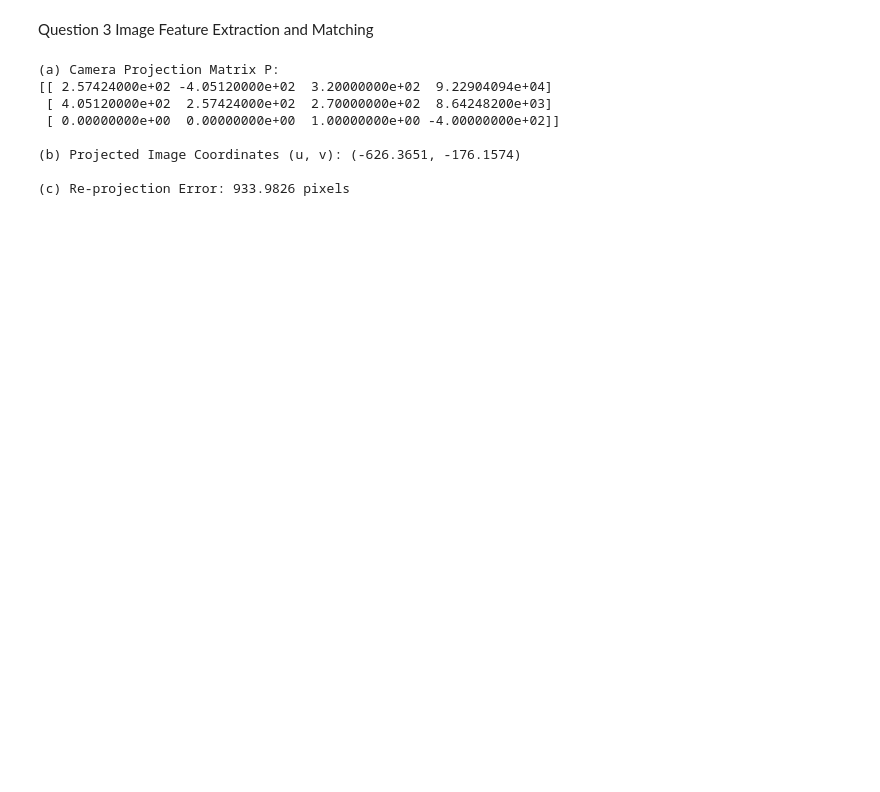
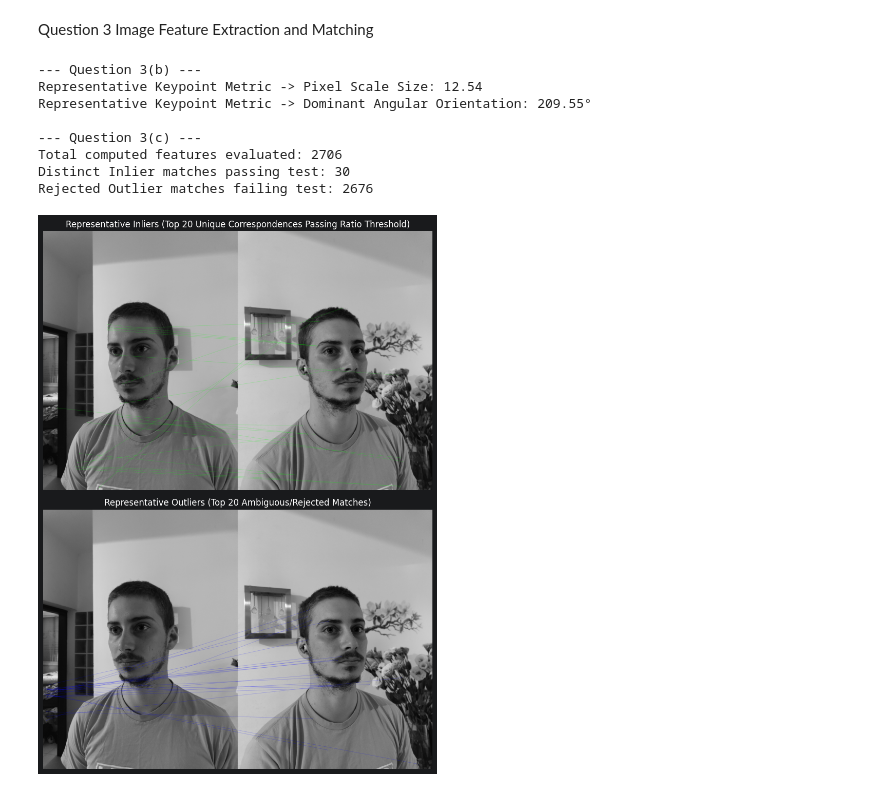
Before and after one commit to asary911/hw3, a Jupyter notebook: hw3.ipynb, the cells around one changed output. Cells and saved outputs as stored; diff of their text form; code cells hidden in the pictures; blank space fills up the shorter version.

Commit message:
1st run added pictures for calibration and test

```diff
--- a/hw3.ipynb
+++ b/hw3.ipynb
@@ -244,38 +285,39 @@ def compute_sift_correspondences(img1_path, img2_path):
     print(f"Distinct Inlier matches passing test: {len(inlier_matches)}")
     print(f"Rejected Outlier matches failing test: {len(outlier_matches)}")
 
     # 4. Generate Subplot Visualizations for Report Submission
     fig, axes = plt.subplots(2, 1, figsize=(14, 11))
 
     # Top Panel: Clean Green Lines for True Structural Inliers
     inlier_render = cv2.drawMatchesKnn(
         image_a, keypoints_a, image_b, keypoints_b, inlier_matches[:20], None,
         flags=cv2.DrawMatchesFlags_NOT_DRAW_SINGLE_POINTS, matchColor=(0, 255, 0)
     )
     axes[0].imshow(cv2.cvtColor(inlier_render, cv2.COLOR_BGR2RGB))
     axes[0].set_title("Representative Inliers (Top 20 Unique Correspondences Passing Ratio Threshold)")
     axes[0].axis('off')
 
     # Bottom Panel: Crimson Lines indicating rejected Outlier matches
     outlier_render = cv2.drawMatchesKnn(
         image_a, keypoints_a, image_b, keypoints_b, outlier_matches[:20], None,
         flags=cv2.DrawMatchesFlags_NOT_DRAW_SINGLE_POINTS, matchColor=(255, 0, 0)
     )
     axes[1].imshow(cv2.cvtColor(outlier_render, cv2.COLOR_BGR2RGB))
     axes[1].set_title("Representative Outliers (Top 20 Ambiguous/Rejected Matches)")
     axes[1].axis('off')
 
     plt.tight_layout()
     plt.show()
 
 # To execute feature pipeline:
-# compute_sift_correspondences("my_face_left.png", "my_face_right.png")
+compute_sift_correspondences("images/image1.jpg", "images/image2.jpg")
 # %% [output]
-(a) Camera Projection Matrix P:
-[[ 2.57424000e+02 -4.05120000e+02  3.20000000e+02  9.22904094e+04]
- [ 4.05120000e+02  2.57424000e+02  2.70000000e+02  8.64248200e+03]
- [ 0.00000000e+00  0.00000000e+00  1.00000000e+00 -4.00000000e+02]]
+--- Question 3(b) ---
+Representative Keypoint Metric -> Pixel Scale Size: 12.54
+Representative Keypoint Metric -> Dominant Angular Orientation: 209.55°
 
-(b) Projected Image Coordinates (u, v): (-626.3651, -176.1574)
-
-(c) Re-projection Error: 933.9826 pixels
+--- Question 3(c) ---
+Total computed features evaluated: 2706
+Distinct Inlier matches passing test: 30
+Rejected Outlier matches failing test: 2676
+[figure, added]
```
Also changed, not shown: parts of 2 cells of this notebook, 31 other files.
